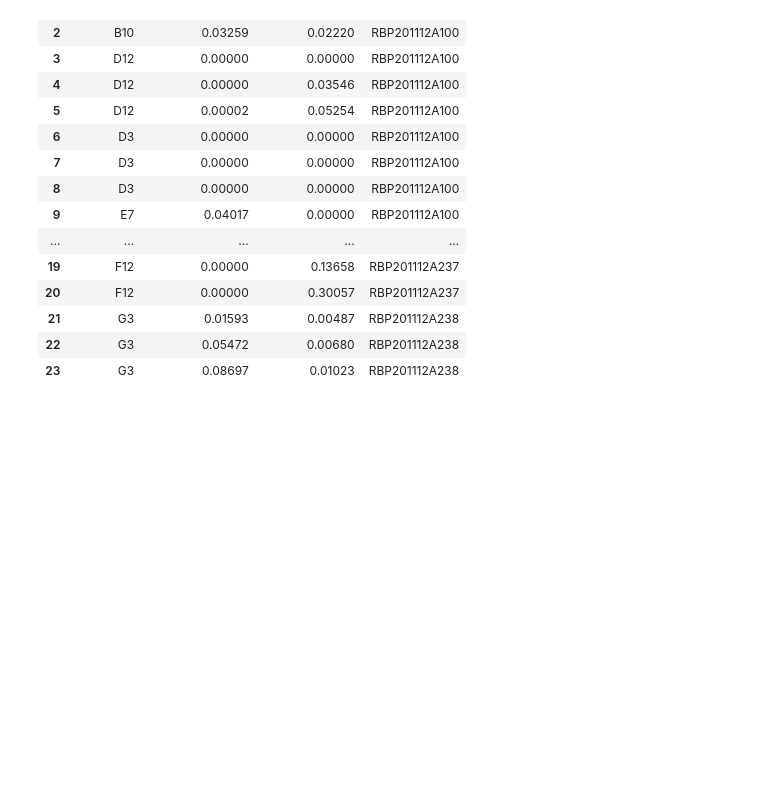
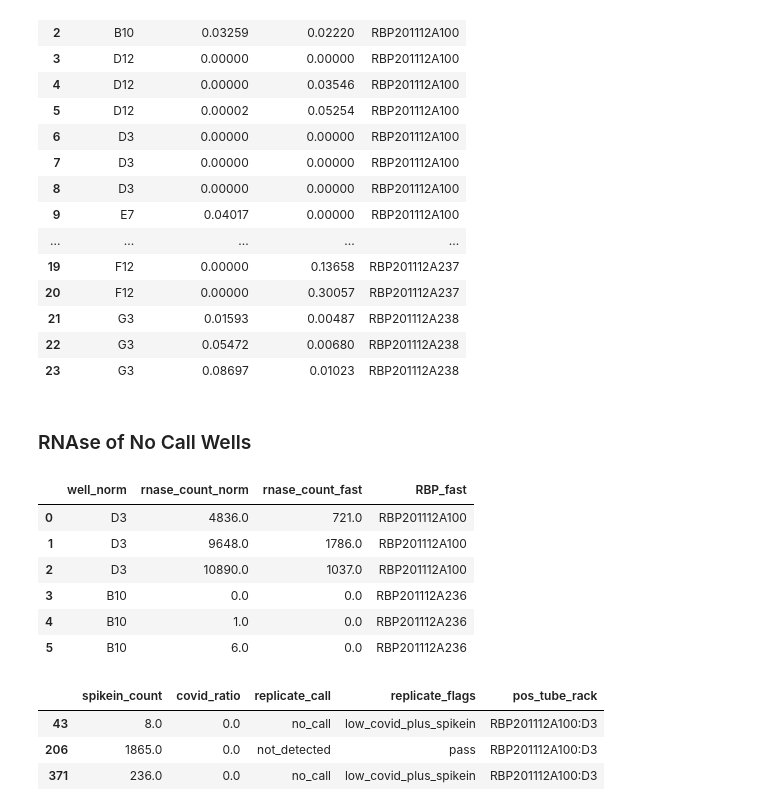
Before and after one commit to gh-bshih/g19_analysis, a Jupyter notebook: 201217_FastConcordance#2.ipynb, the cells around one changed output. Drawn from its saved outputs; the diff is of its cells as text; code cells hidden in the pictures; blank space fills up the shorter version.

Commit message:
Fast Concordance #2

```diff
--- a/201217_FastConcordance#2.ipynb
+++ b/201217_FastConcordance#2.ipynb
@@ -324,3 +320,30 @@ single_discord
 | 21 | G3 | 0.01593 | 0.00487 | RBP201112A238 |
 | 22 | G3 | 0.05472 | 0.00680 | RBP201112A238 |
 | 23 | G3 | 0.08697 | 0.01023 | RBP201112A238 |
+# %% [markdown]
+### RNAse of No Call Wells
+# %%
+rnase_discord = combined[(combined['total_detected_norm'].isna()) | (combined['total_detected_fast'].isna())]
+
+rnase_norm = singlicate_norm[singlicate_norm['run_sample_id'].isin(rnase_discord.run_sample_id_norm.values)].sort_values(by=['sort', 'well', 'covid_ratio']).add_suffix('_norm').reset_index()
+rnase_fast = singlicate_fast[singlicate_fast['run_sample_id'].isin(rnase_discord.run_sample_id_fast.values)].sort_values(by=['RBP', 'well', 'covid_ratio']).add_suffix('_fast').reset_index()
+
+## Concat Discordant Samples into one df ##
+rnase_discord = pd.concat([rnase_norm, rnase_fast], axis=1).drop(columns='index')
+
+rnase_discord.loc[:, ['well_norm', 'rnase_count_norm', 'rnase_count_fast', 'RBP_fast']]
+# %% [output]
+|  | well_norm | rnase_count_norm | rnase_count_fast | RBP_fast |
+| 0 | D3 | 4836.0 | 721.0 | RBP201112A100 |
+| 1 | D3 | 9648.0 | 1786.0 | RBP201112A100 |
+| 2 | D3 | 10890.0 | 1037.0 | RBP201112A100 |
+| 3 | B10 | 0.0 | 0.0 | RBP201112A236 |
+| 4 | B10 | 1.0 | 0.0 | RBP201112A236 |
+| 5 | B10 | 6.0 | 0.0 | RBP201112A236 |
+# %%
+singlicate[singlicate['pos_tube_rack'] == 'RBP201112A100:D3'].loc[:,['spikein_count', 'covid_ratio', 'replicate_call', 'replicate_flags', 'pos_tube_rack']]
+# %% [output]
+|  | spikein_count | covid_ratio | replicate_call | replicate_flags | pos_tube_rack |
+| 43 | 8.0 | 0.0 | no_call | low_covid_plus_spikein | RBP201112A100:D3 |
+| 206 | 1865.0 | 0.0 | not_detected | pass | RBP201112A100:D3 |
+| 371 | 236.0 | 0.0 | no_call | low_covid_plus_spikein | RBP201112A100:D3 |
```
Also changed, not shown: parts of 2 cells of this notebook.
